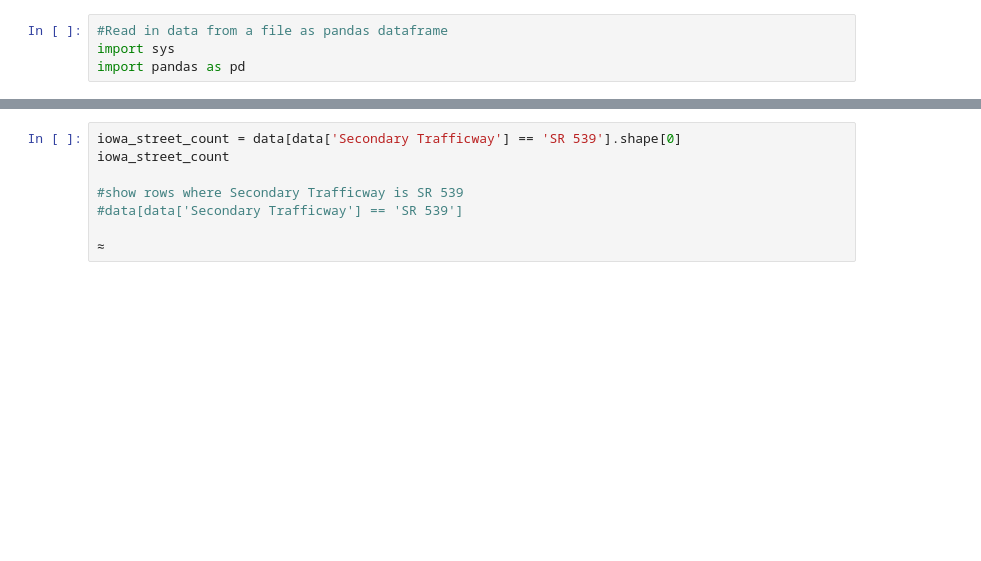
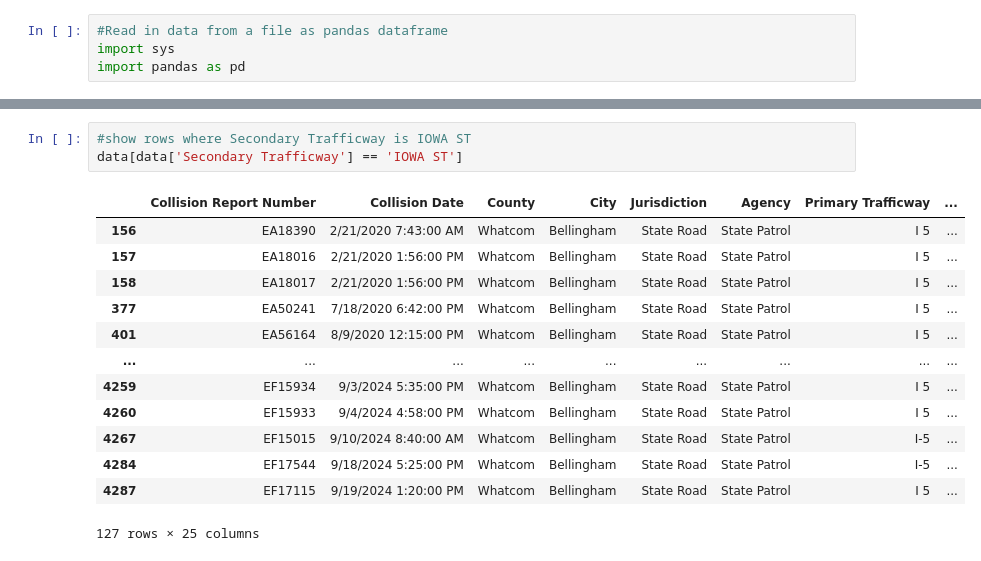
Before and after one commit to gwlund/TrafficAnalysis, a Jupyter notebook: traffic_analysis.ipynb, the cells around one changed output, grey strips where cells are left out. Saved outputs shown, nothing was run; the diff lists cells and outputs as text; blank space fills up the shorter version.

```diff
--- a/traffic_analysis.ipynb
+++ b/traffic_analysis.ipynb
@@ -16,8 +118,17 @@ data['Secondary Trafficway'].unique()
 # %%
-iowa_street_count = data[data['Secondary Trafficway'] == 'SR 539'].shape[0]
-iowa_street_count
-
-#show rows where Secondary Trafficway is SR 539
-#data[data['Secondary Trafficway'] == 'SR 539']
-
-≈
+#show rows where Secondary Trafficway is IOWA ST
+data[data['Secondary Trafficway'] == 'IOWA ST']
+# %% [output]
+|  | Collision Report Number | Collision Date | County | City | Jurisdiction | Agency | Primary Trafficway | ... |
+| 156 | EA18390 | 2/21/2020 7:43:00 AM | Whatcom | Bellingham | State Road | State Patrol | I 5 | ... |
+| 157 | EA18016 | 2/21/2020 1:56:00 PM | Whatcom | Bellingham | State Road | State Patrol | I 5 | ... |
+| 158 | EA18017 | 2/21/2020 1:56:00 PM | Whatcom | Bellingham | State Road | State Patrol | I 5 | ... |
+| 377 | EA50241 | 7/18/2020 6:42:00 PM | Whatcom | Bellingham | State Road | State Patrol | I 5 | ... |
+| 401 | EA56164 | 8/9/2020 12:15:00 PM | Whatcom | Bellingham | State Road | State Patrol | I 5 | ... |
+| ... | ... | ... | ... | ... | ... | ... | ... | ... |
+| 4259 | EF15934 | 9/3/2024 5:35:00 PM | Whatcom | Bellingham | State Road | State Patrol | I 5 | ... |
+| 4260 | EF15933 | 9/4/2024 4:58:00 PM | Whatcom | Bellingham | State Road | State Patrol | I 5 | ... |
+| 4267 | EF15015 | 9/10/2024 8:40:00 AM | Whatcom | Bellingham | State Road | State Patrol | I-5 | ... |
+| 4284 | EF17544 | 9/18/2024 5:25:00 PM | Whatcom | Bellingham | State Road | State Patrol | I-5 | ... |
+| 4287 | EF17115 | 9/19/2024 1:20:00 PM | Whatcom | Bellingham | State Road | State Patrol | I 5 | ... |
+127 rows × 25 columns
```
Also changed, not shown: parts of 12 cells of this notebook.
